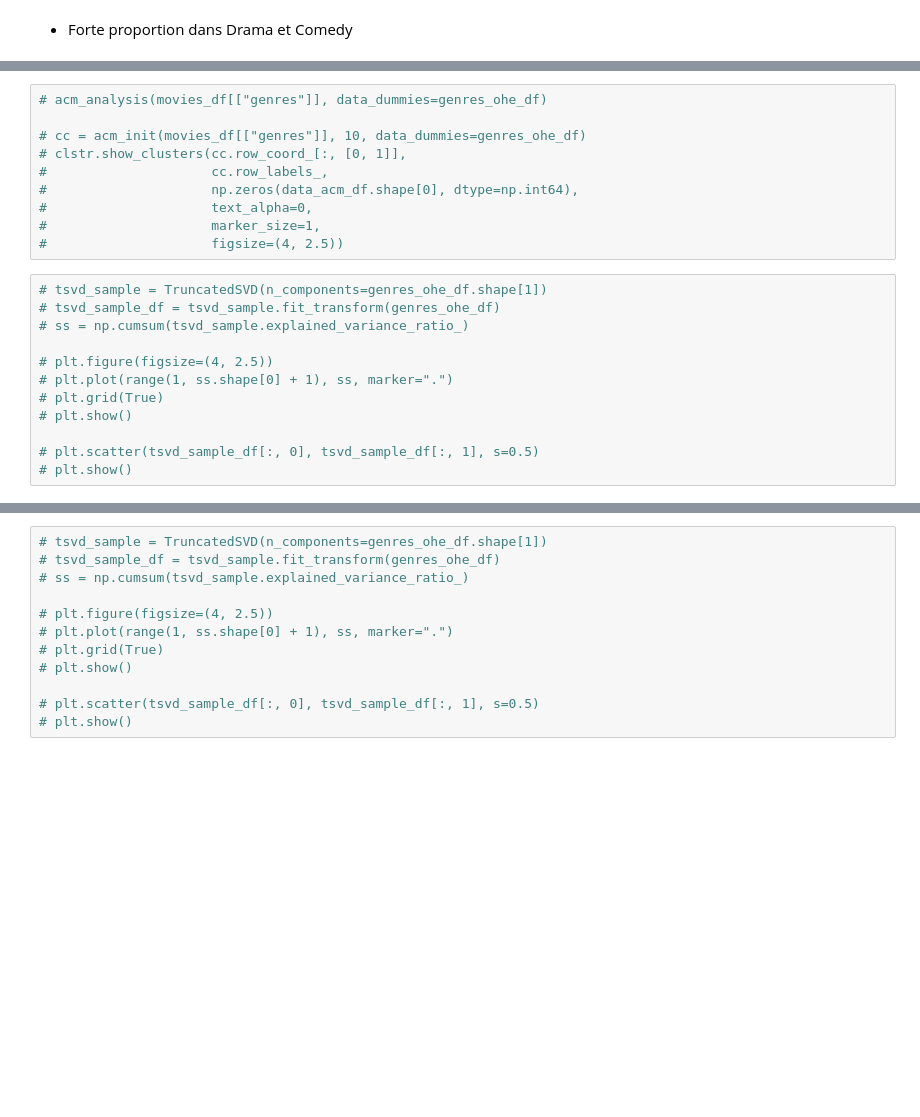
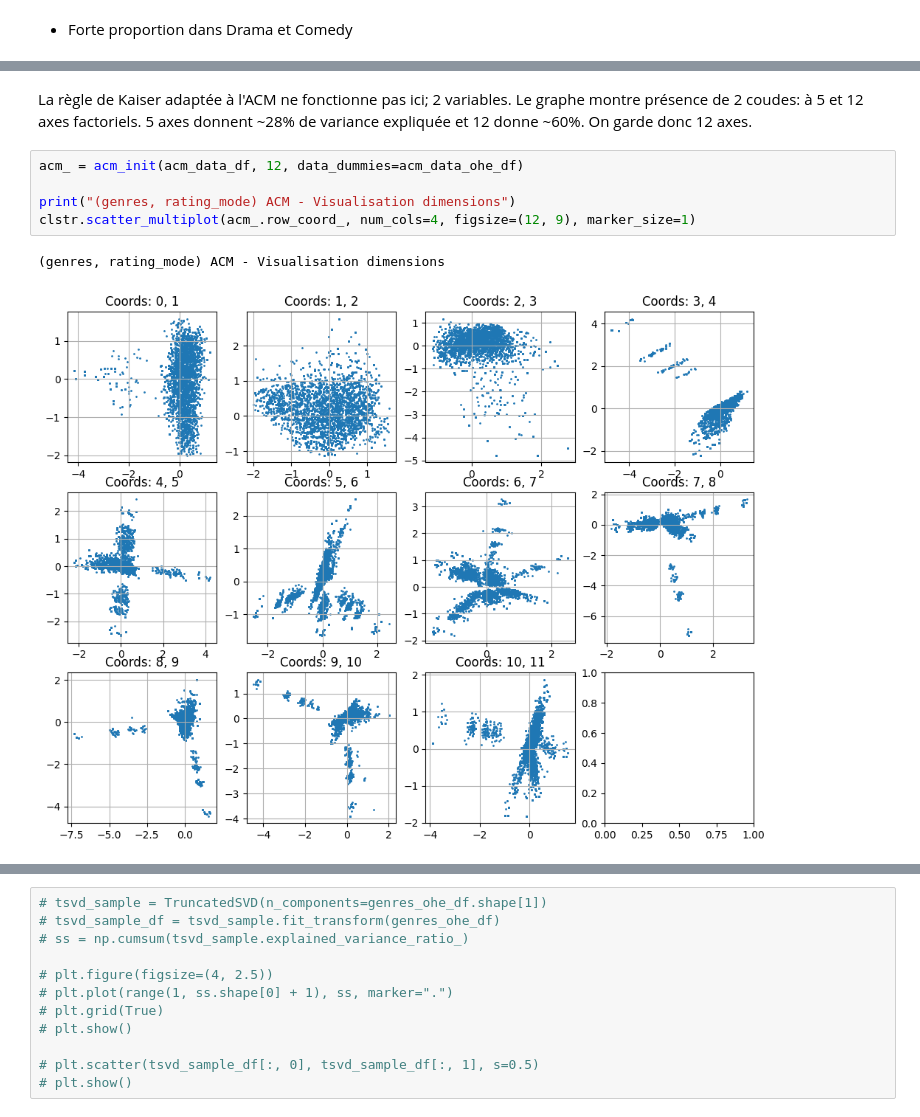
Before and after one commit to jfgagnon00/MovieLens, a Jupyter notebook: A58.ipynb, the cells around one changed output, grey strips where cells are left out. Saved outputs shown, nothing was run; the diff lists cells and outputs as text; blank space fills up the shorter version.

```diff
--- a/A58.ipynb
+++ b/A58.ipynb
@@ -406,22 +531,10 @@ data_acm_df = movies_df.rating_mode.astype(str).to_frame()
+# %% [markdown]
+La règle de Kaiser adaptée à l'ACM ne fonctionne pas ici; 2 variables. Le graphe montre présence de 2 coudes: à 5 et 12 axes factoriels. 5 axes donnent ~28% de variance expliquée et 12 donne ~60%. On garde donc 12 axes.
 # %%
-# acm_analysis(movies_df[["genres"]], data_dummies=genres_ohe_df)
+acm_ = acm_init(acm_data_df, 12, data_dummies=acm_data_ohe_df)
 
-# cc = acm_init(movies_df[["genres"]], 10, data_dummies=genres_ohe_df)
-# clstr.show_clusters(cc.row_coord_[:, [0, 1]],
-#                     cc.row_labels_,
-#                     np.zeros(data_acm_df.shape[0], dtype=np.int64),
-#                     text_alpha=0,
-#                     marker_size=1,
-#                     figsize=(4, 2.5))
+print("(genres, rating_mode) ACM - Visualisation dimensions")
+clstr.scatter_multiplot(acm_.row_coord_, num_cols=4, figsize=(12, 9), marker_size=1)
+# %% [output]
+(genres, rating_mode) ACM - Visualisation dimensions
+[figure, added]
-# %%
-# tsvd_sample = TruncatedSVD(n_components=genres_ohe_df.shape[1])
-# tsvd_sample_df = tsvd_sample.fit_transform(genres_ohe_df)
-# ss = np.cumsum(tsvd_sample.explained_variance_ratio_)
-
-# plt.figure(figsize=(4, 2.5))
-# plt.plot(range(1, ss.shape[0] + 1), ss, marker=".")
-# plt.grid(True)
-# plt.show()
-
-# plt.scatter(tsvd_sample_df[:, 0], tsvd_sample_df[:, 1], s=0.5)
-# plt.show()
```
Also changed, not shown: parts of 23 cells of this notebook, 1 other file.
